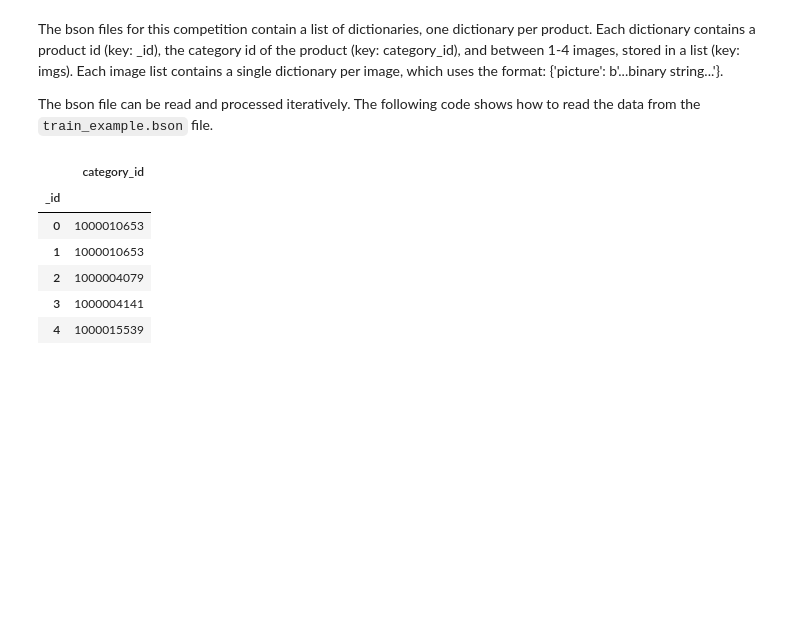
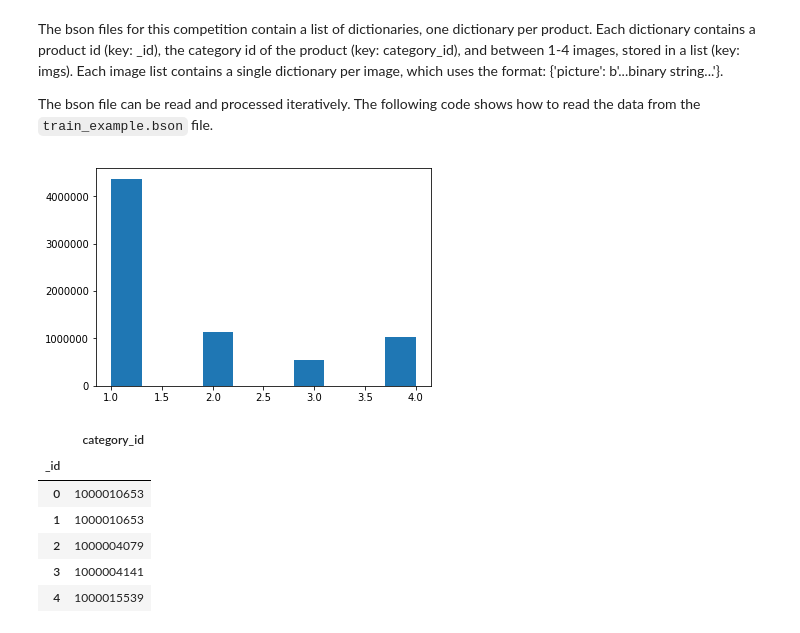
Before and after one commit to malkayo/cdiscount, a Jupyter notebook: notebooks/processing_bson_files.ipynb, the cells around one changed output. Cells and saved outputs as stored; diff of their text form; code cells hidden in the pictures; blank space fills up the shorter version.

```diff
--- a/notebooks/processing_bson_files.ipynb
+++ b/notebooks/processing_bson_files.ipynb
@@ -49,6 +50,19 @@ for c, d in enumerate(data):
 prod_to_category = pd.DataFrame.from_dict(prod_to_category, orient='index')
 prod_to_category.index.name = '_id'
 prod_to_category.rename(columns={0: 'category_id'}, inplace=True)
+# %%
+# Simple data processing
+
+data = bson.decode_file_iter(open('../data/train.bson', 'rb'))
+
+pic_count = []
+for c, d in enumerate(data):
+    pic_count.append(len(d['imgs']))
+# %%
+plt.hist(pic_count)
+plt.show()
+# %% [output]
+[figure, added]
 # %%
 prod_to_category.head()
 # %% [output]
```
Also changed, not shown: parts of 3 cells of this notebook, 3 other files.
